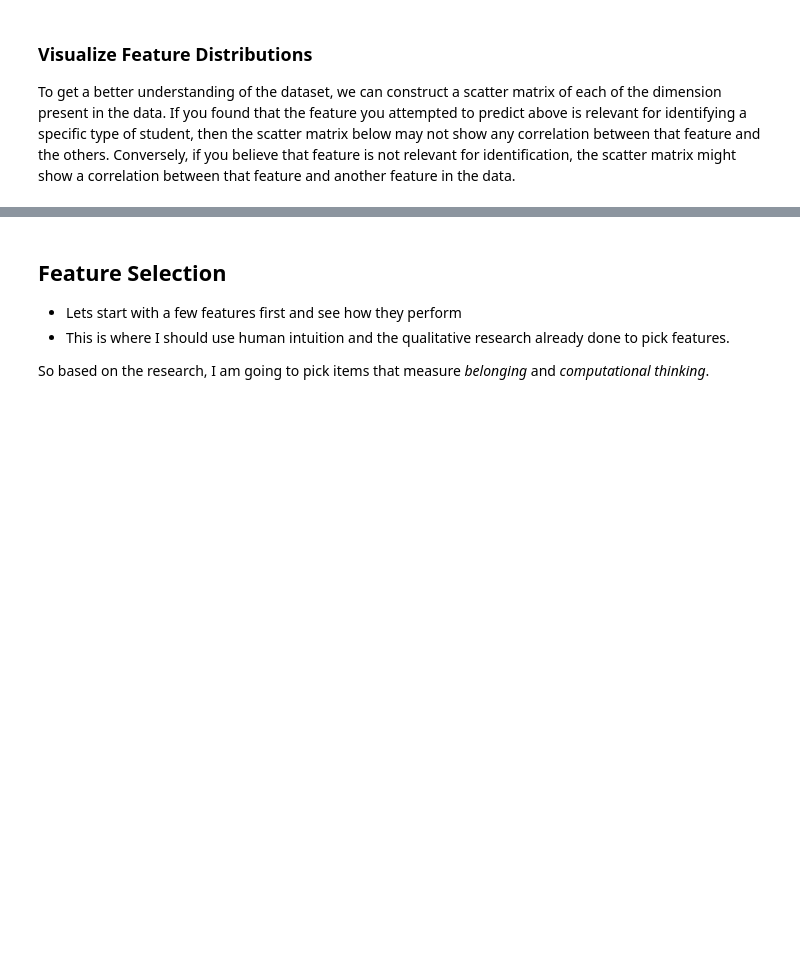
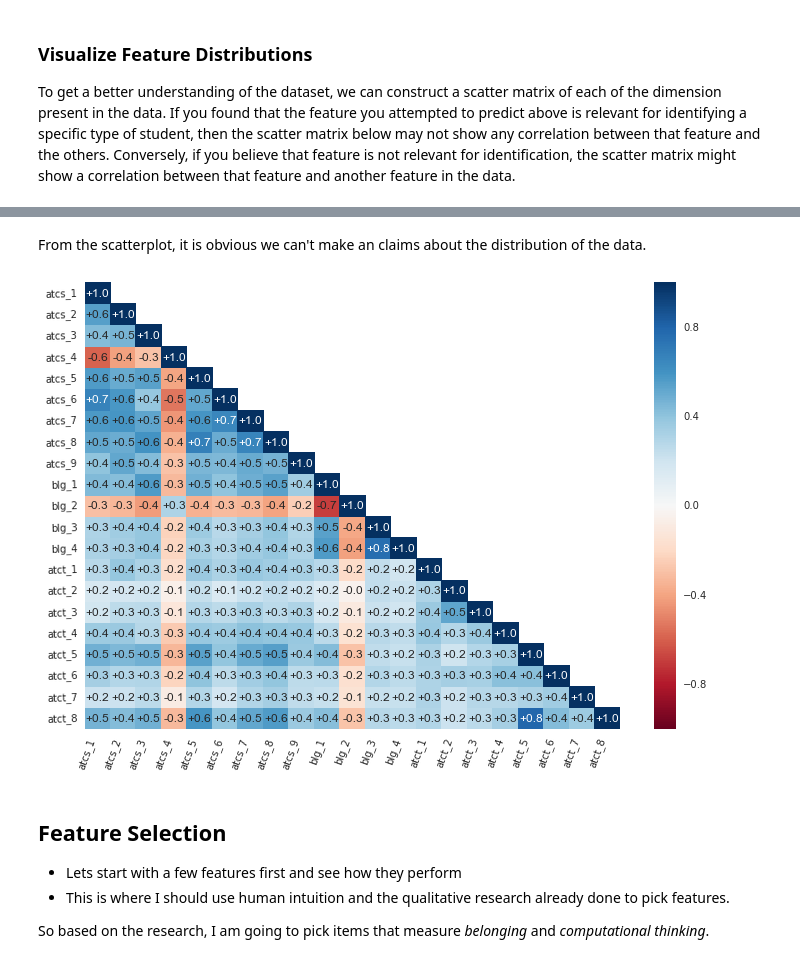
Before and after one commit to omoju/IntroCSExperiencePrediction, a Jupyter notebook: genderedCSExperience.ipynb, the cells around one changed output, grey strips where cells are left out. Cells and saved outputs as stored; diff of their text form; code cells hidden in the pictures; blank space fills up the shorter version.

```diff
--- a/genderedCSExperience.ipynb
+++ b/genderedCSExperience.ipynb
@@ -216,3 +218,24 @@ pd.scatter_matrix(data[itemDimensions['blg']], alpha = 0.3, figsize = (14,8), di
+# %% [markdown]
+From the scatterplot, it is obvious we can't make an claims about the distribution of the data.
+# %%
+flattened = [val for sublist in list_of_lists for val in sublist]
+df = data[flattened]
+corr = df.corr()
+mask = np.zeros_like(corr)
+mask[np.triu_indices_from(mask, 1)] = True
+
+myFileName='Figures' + '/' + key +'_corr.pdf'
+rcParams['figure.figsize'] = 12, 8
+fig = figure(dpi=80) # no frame
+
+with sns.axes_style("white"):
+    ax = sns.heatmap(corr, mask=mask, square=False, annot=True, vmin=-1, vmax=1,cmap='RdBu', fmt='+.1f')
+    plt.xticks(rotation=70, ha='right');
+    plt.yticks(rotation=2);
+
+fig.savefig(myFileName)
+# %% [output]
+[figure, added]
 # %% [markdown]
 ## Feature Selection
 - Lets start with a few features first and see how they perform
```
Also changed, not shown: parts of 5 cells of this notebook, 1 other file.
